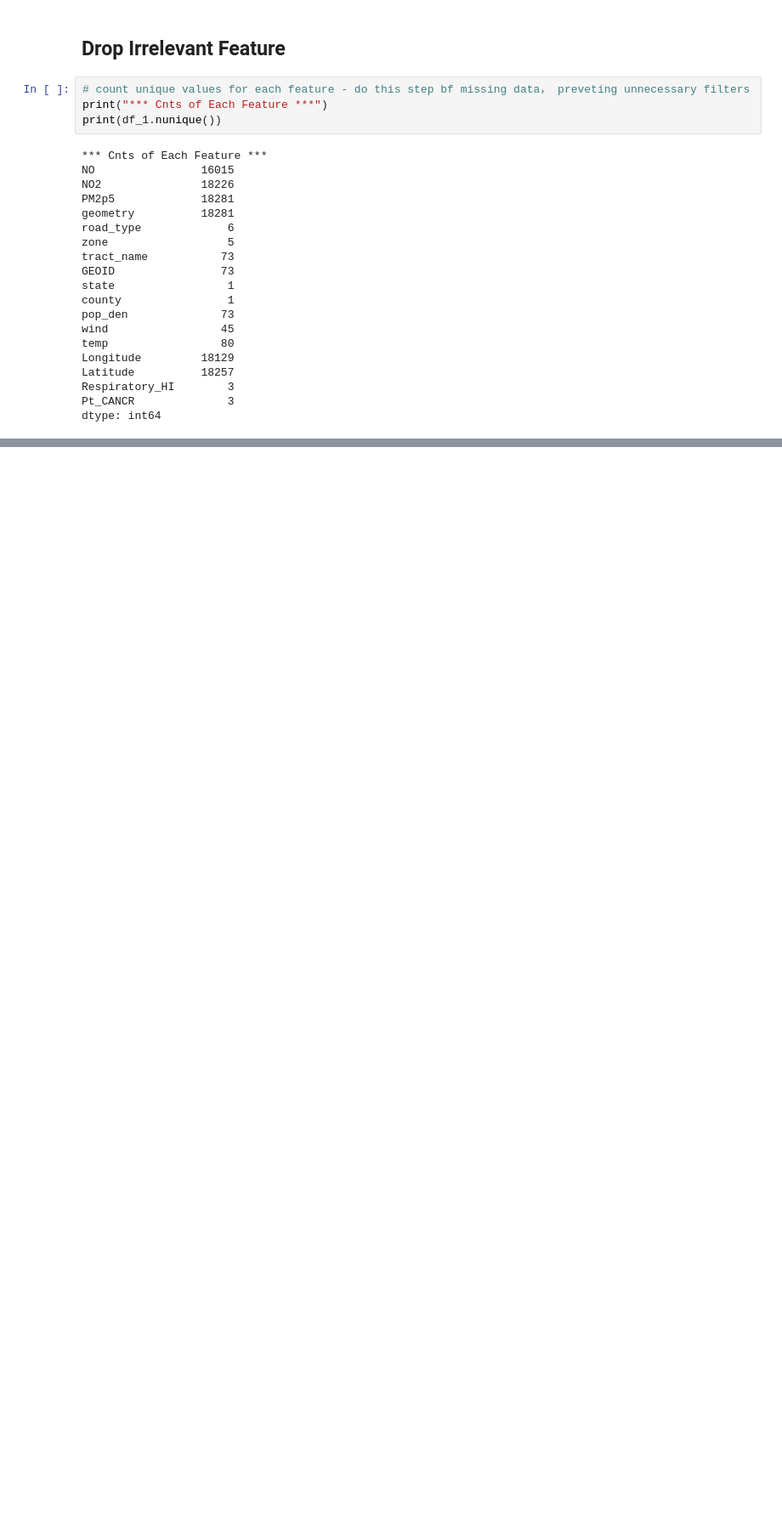
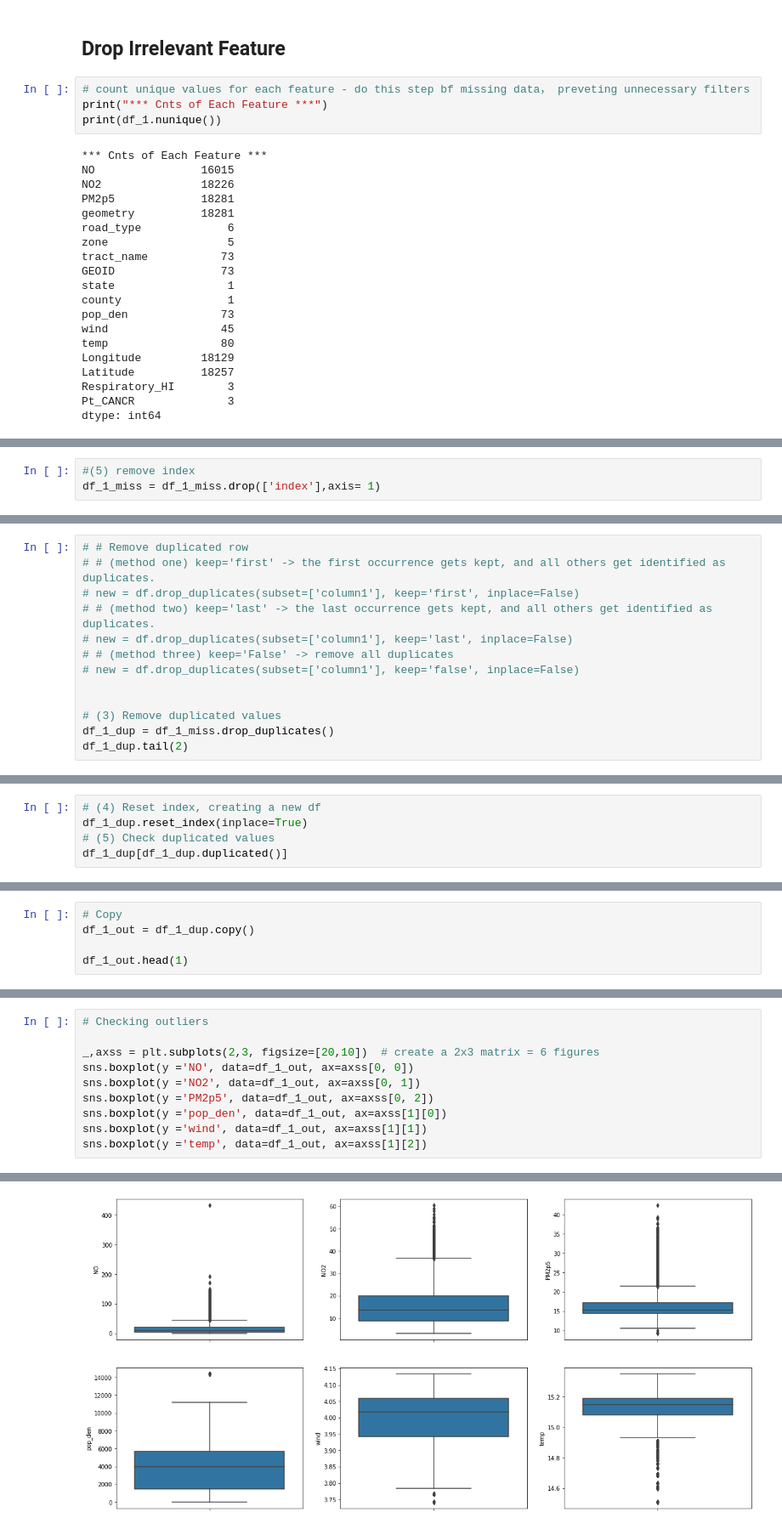
Before and after one commit to universesu/Healthy-Home-Prediction-Map-Visualization, a Jupyter notebook: Healthy Home Prediction & Map Visualization .ipynb, the cells around one changed output, grey strips where cells are left out. Shown at 85% size. Saved outputs shown, nothing was run; the diff lists cells and outputs as text; blank space fills up the shorter version.

```diff
--- a/Healthy Home Prediction & Map Visualization .ipynb
+++ b/Healthy Home Prediction & Map Visualization .ipynb
@@ -221,0 +297,3 @@ df_1.head()
+# %%
+#(5) remove index
+df_1_miss = df_1_miss.drop(['index'],axis= 1)
@@ -221,0 +324,13 @@ df_1.head()
+# %%
+# # Remove duplicated row
+# # (method one) keep='first' -> the first occurrence gets kept, and all others get identified as duplicates.
+# new = df.drop_duplicates(subset=['column1'], keep='first', inplace=False)
+# # (method two) keep='last' -> the last occurrence gets kept, and all others get identified as duplicates.
+# new = df.drop_duplicates(subset=['column1'], keep='last', inplace=False)
+# # (method three) keep='False' -> remove all duplicates
+# new = df.drop_duplicates(subset=['column1'], keep='false', inplace=False)
+
+
+# (3) Remove duplicated values
+df_1_dup = df_1_miss.drop_duplicates()
+df_1_dup.tail(2)
@@ -221,0 +341,5 @@ df_1.head()
+# %%
+# (4) Reset index, creating a new df
+df_1_dup.reset_index(inplace=True)
+# (5) Check duplicated values
+df_1_dup[df_1_dup.duplicated()]
@@ -221,0 +357,5 @@ df_1.head()
+# %%
+# Copy
+df_1_out = df_1_dup.copy()
+
+df_1_out.head(1)
@@ -221,0 +365,11 @@ df_1.head()
+# %%
+# Checking outliers
+
+_,axss = plt.subplots(2,3, figsize=[20,10])  # create a 2x3 matrix = 6 figures
+sns.boxplot(y ='NO', data=df_1_out, ax=axss[0, 0])
+sns.boxplot(y ='NO2', data=df_1_out, ax=axss[0, 1])
+sns.boxplot(y ='PM2p5', data=df_1_out, ax=axss[0, 2])
+sns.boxplot(y ='pop_den', data=df_1_out, ax=axss[1][0])
+sns.boxplot(y ='wind', data=df_1_out, ax=axss[1][1])
+sns.boxplot(y ='temp', data=df_1_out, ax=axss[1][2])
+# %% [output]
@@ -221,0 +377 @@ df_1.head()
+[figure, added]
```
Also changed, not shown: parts of 40 cells of this notebook, 1 other file.
